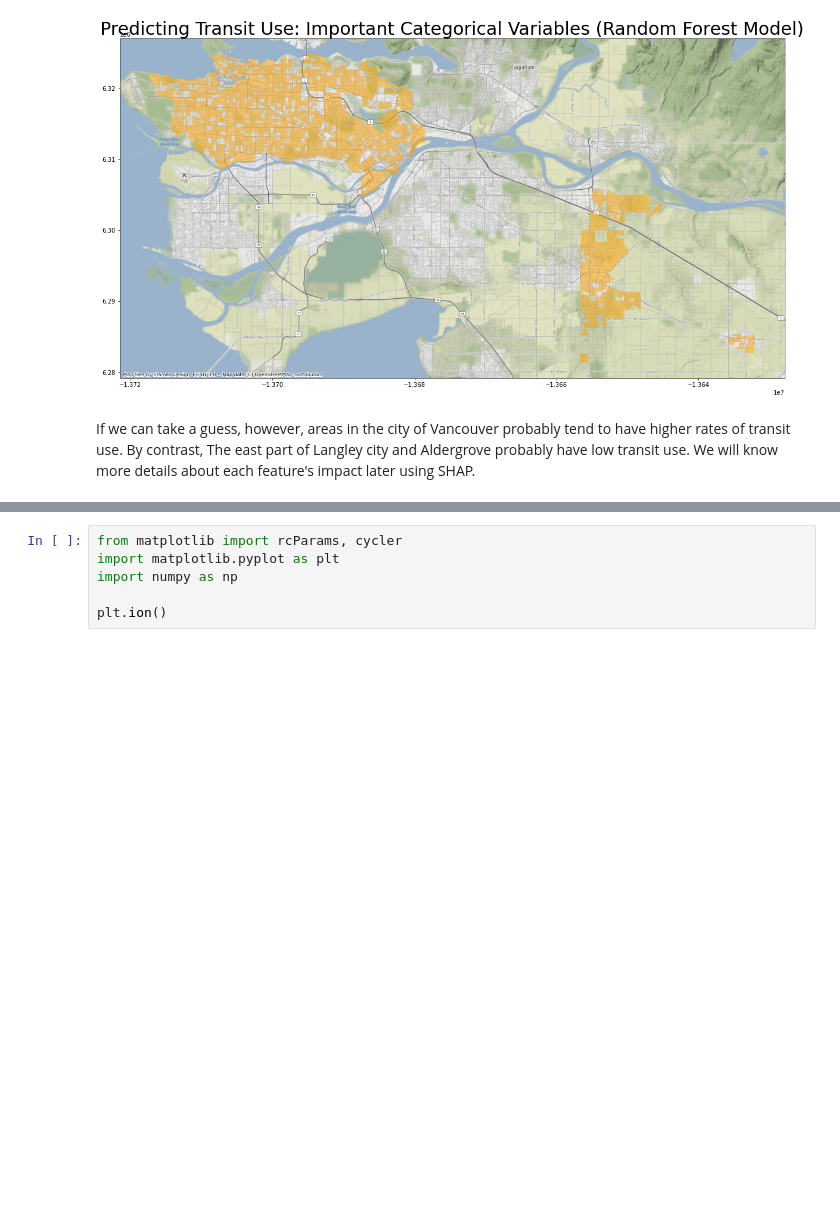
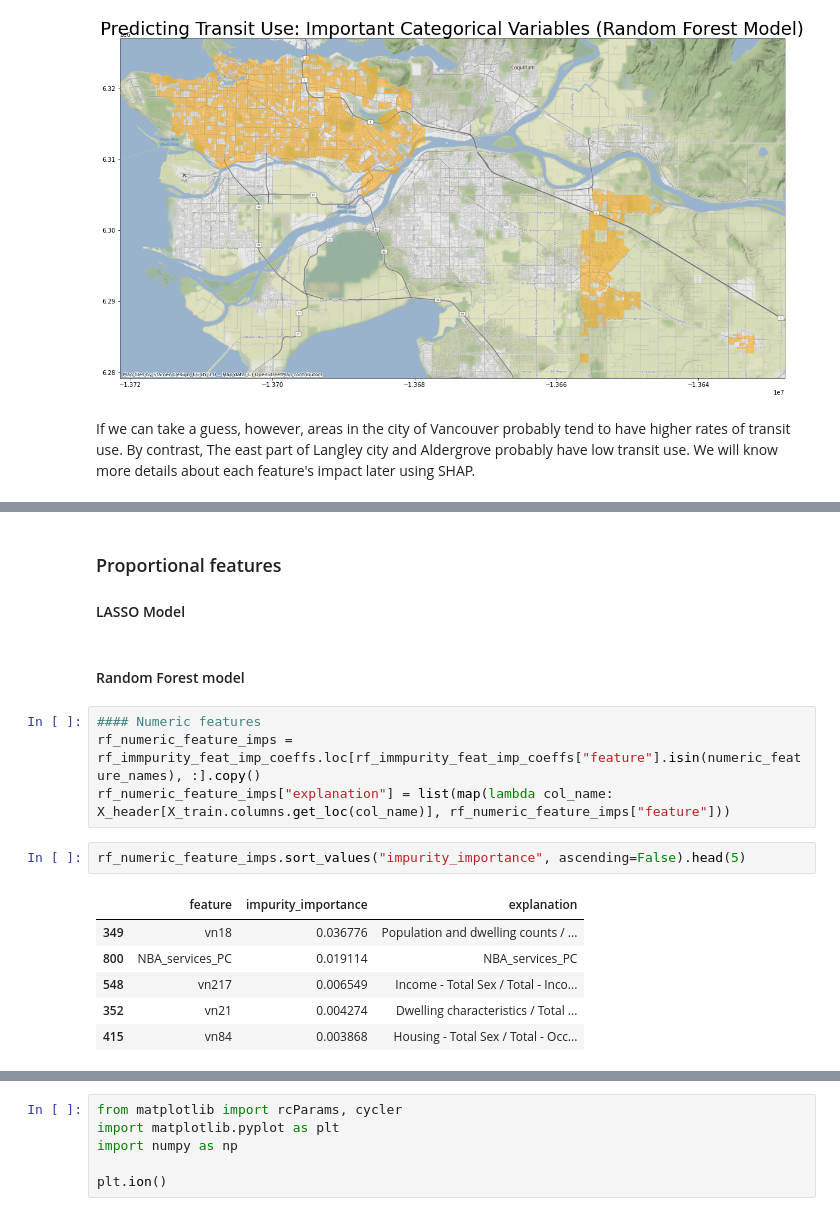
Before and after one commit to ZIBOWANGKANGYU/Vancouver_transit, a Jupyter notebook: book/Model_analysis.ipynb, the cells around one changed output, grey strips where cells are left out. Cells and saved outputs as stored; diff of their text form; blank space fills up the shorter version.

```diff
--- a/book/Model_analysis.ipynb
+++ b/book/Model_analysis.ipynb
@@ -338,0 +382,18 @@ rf_immpurity_feat_imp_coeffs
+# %% [markdown]
+### Proportional features
+#### LASSO Model
+# %% [markdown]
+#### Random Forest model
+# %%
+#### Numeric features
+rf_numeric_feature_imps = rf_immpurity_feat_imp_coeffs.loc[rf_immpurity_feat_imp_coeffs["feature"].isin(numeric_feature_names), :].copy()
+rf_numeric_feature_imps["explanation"] = list(map(lambda col_name: X_header[X_train.columns.get_loc(col_name)], rf_numeric_feature_imps["feature"]))
+# %%
+rf_numeric_feature_imps.sort_values("impurity_importance", ascending=False).head(5)
+# %% [output]
+|  | feature | impurity_importance | explanation |
+| 349 | vn18 | 0.036776 | Population and dwelling counts / ... |
+| 800 | NBA_services_PC | 0.019114 | NBA_services_PC |
+| 548 | vn217 | 0.006549 | Income - Total Sex / Total - Inco... |
+| 352 | vn21 | 0.004274 | Dwelling characteristics / Total ... |
+| 415 | vn84 | 0.003868 | Housing - Total Sex / Total - Occ... |
```
Also changed, not shown: parts of 16 cells of this notebook.
